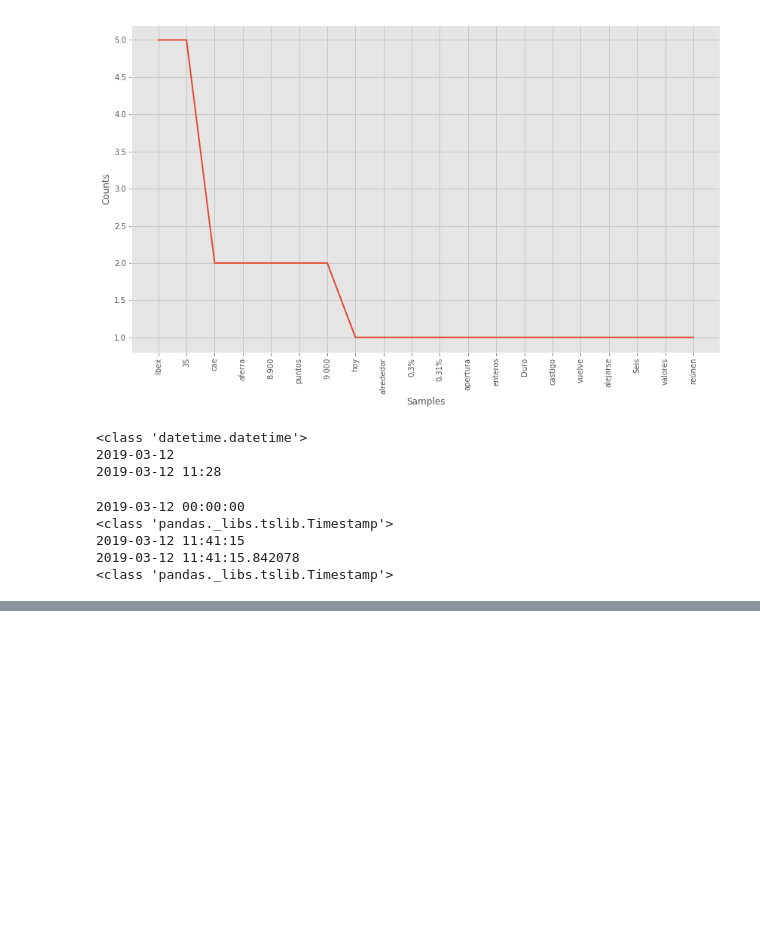
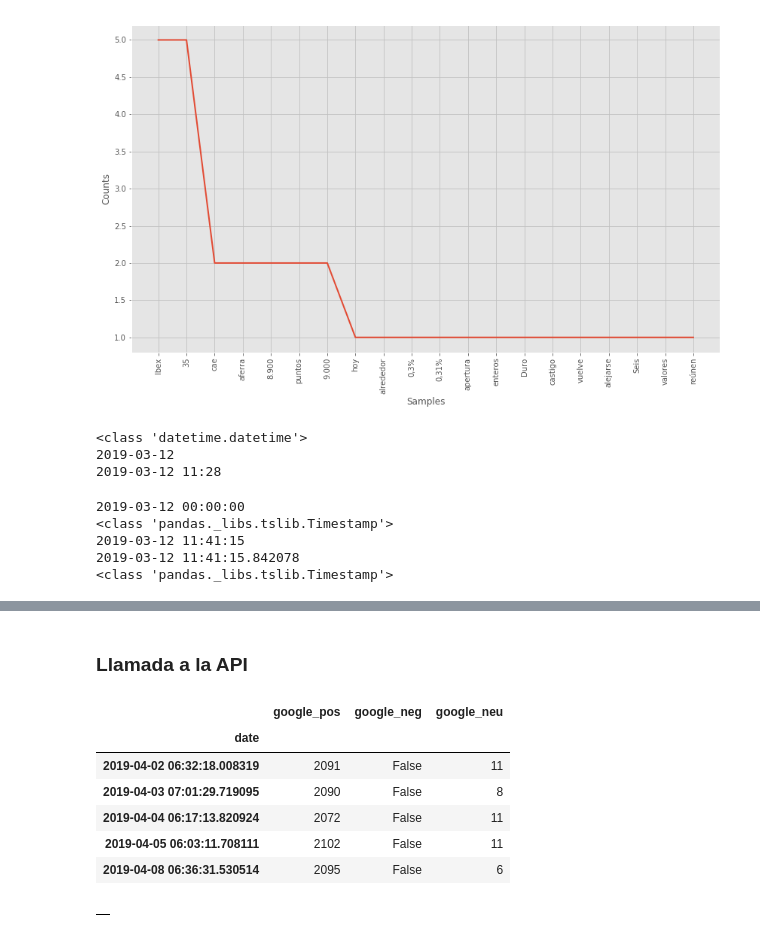
Before and after one commit to jfpablos/TFM, a Jupyter notebook: pruebaWebScraping/pruebaWebScraping.ipynb, the cells around one changed output, grey strips where cells are left out. Saved outputs shown, nothing was run; the diff lists cells and outputs as text; code cells hidden in the pictures; blank space fills up the shorter version.

```diff
--- a/pruebaWebScraping/pruebaWebScraping.ipynb
+++ b/pruebaWebScraping/pruebaWebScraping.ipynb
@@ -417,0 +471,27 @@ for year in range(2008, 2009):
+# %% [markdown]
+### Llamada a la API
+# %%
+def variosValores(x):
+  ''' suponemos que se llama a la api y se devuelven 3 datos'''
+  y = len(x)
+  z = x.isdigit()
+  t = x.count('El')
+
+  return y, z, t
+# %%
+df_prueba = pd.DataFrame()
+#df_prueba['len_google', 'dig_google'] = df_s3.google.apply(lambda x, y: len(x), x.isdigit() )
+df_prueba[['google_pos', 'google_neg', 'google_neu']] = df_s3.google.apply(lambda x: pd.Series(variosValores(x)))
+df_prueba
+# %% [output]
+|  | google_pos | google_neg | google_neu |
+| date |  |  |  |
+| 2019-04-02 06:32:18.008319 | 2091 | False | 11 |
+| 2019-04-03 07:01:29.719095 | 2090 | False | 8 |
+| 2019-04-04 06:17:13.820924 | 2072 | False | 11 |
+| 2019-04-05 06:03:11.708111 | 2102 | False | 11 |
+| 2019-04-08 06:36:31.530514 | 2095 | False | 6 |
+# %%
+df_prueba
+# %% [output]
+|  |
```
Also changed, not shown: parts of 14 cells of this notebook.
